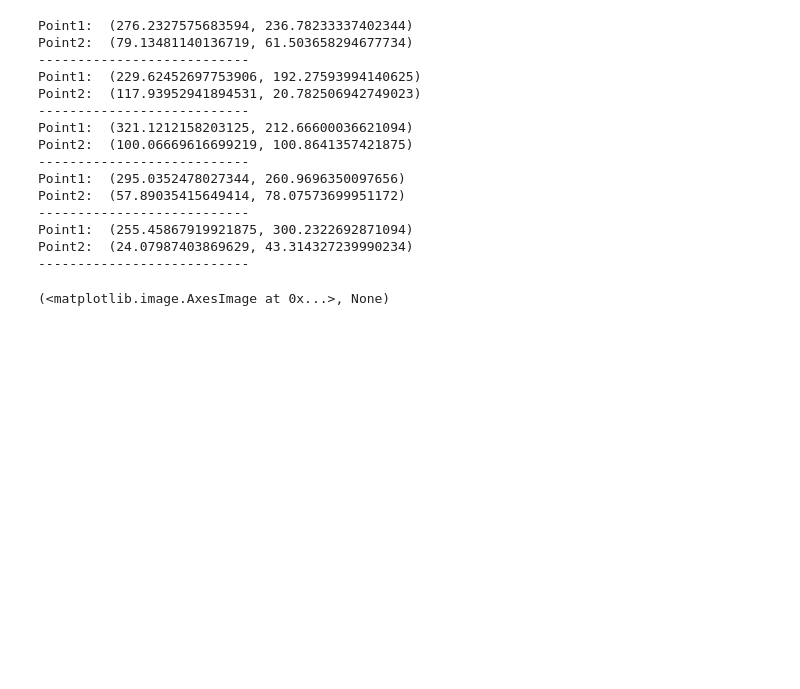
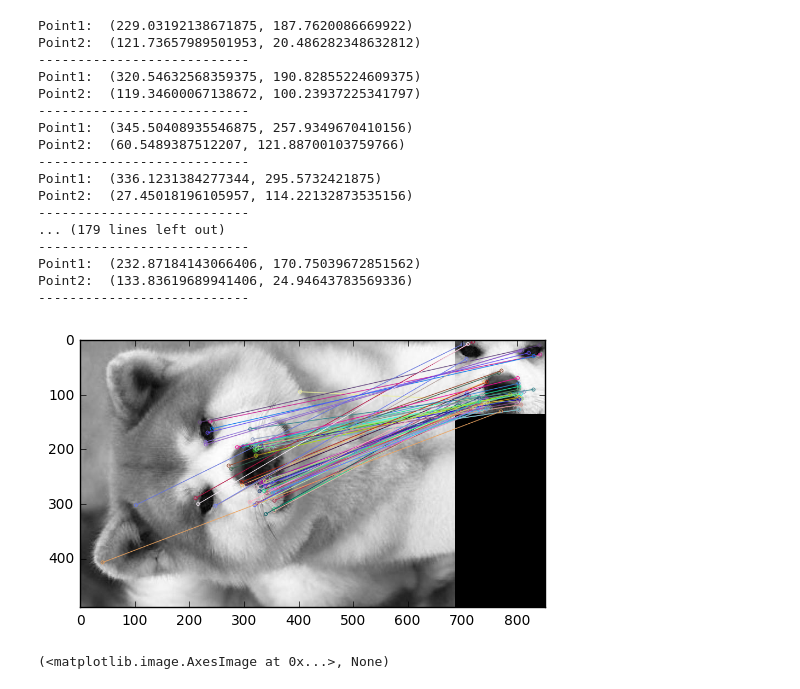
Before and after one commit to lzts/visual-teach-and-repeat, a Jupyter notebook: get_coords_from_match.ipynb, the cells around one changed output. Drawn from its saved outputs; the diff is of its cells as text; code cells hidden in the pictures; blank space fills up the shorter version.

```diff
--- a/get_coords_from_match.ipynb
+++ b/get_coords_from_match.ipynb
@@ -10,42 +10,45 @@ img2 = cv2.imread('akita-mini.PNG', 0)  # trainImage
 sift = cv2.xfeatures2d.SIFT_create()
 
 # find the keypoints and descriptors with SIFT
 kp1, des1 = sift.detectAndCompute(img1, None)
 kp2, des2 = sift.detectAndCompute(img2, None)
 
 # BFMatcher with default params
 bf = cv2.BFMatcher()
 matches = bf.knnMatch(des1, des2, k=2)
 
 # Apply ratio test
 good = []
 for m, n in matches:
-    if m.distance < 0.1 * n.distance:
+    if m.distance < 0.7 * n.distance:
         good.append([m])
 
 for dmatch in good:
     point1 = kp1[dmatch[0].queryIdx].pt
     point2 = kp2[dmatch[0].trainIdx].pt
     print('Point1: ',point1)
     print('Point2: ',point2)
     print('---------------------------')
 
 img3 = cv2.drawMatchesKnn(img1, kp1, img2, kp2, good, 4, flags=2)
 plt.imshow(img3), plt.show()
 # %% [output]
-Point1:  (276.2327575683594, 236.78233337402344)
-Point2:  (79.13481140136719, 61.503658294677734)
+Point1:  (229.03192138671875, 187.7620086669922)
+Point2:  (121.73657989501953, 20.486282348632812)
 ---------------------------
-Point1:  (229.62452697753906, 192.27593994140625)
-Point2:  (117.93952941894531, 20.782506942749023)
+Point1:  (320.54632568359375, 190.82855224609375)
+Point2:  (119.34600067138672, 100.23937225341797)
 ---------------------------
-Point1:  (321.1212158203125, 212.66600036621094)
-Point2:  (100.06669616699219, 100.8641357421875)
+Point1:  (345.50408935546875, 257.9349670410156)
+Point2:  (60.5489387512207, 121.88700103759766)
 ---------------------------
-Point1:  (295.0352478027344, 260.9696350097656)
-Point2:  (57.89035415649414, 78.07573699951172)
+Point1:  (336.1231384277344, 295.5732421875)
+Point2:  (27.45018196105957, 114.22132873535156)
 ---------------------------
-Point1:  (255.45867919921875, 300.2322692871094)
-Point2:  (24.07987403869629, 43.314327239990234)
+... (179 lines left out)
 ---------------------------
+Point1:  (232.87184143066406, 170.75039672851562)
+Point2:  (133.83619689941406, 24.94643783569336)
+---------------------------
+[figure, added]
 (<matplotlib.image.AxesImage at 0x...>, None)
```
Also changed, not shown: 1 other file.
